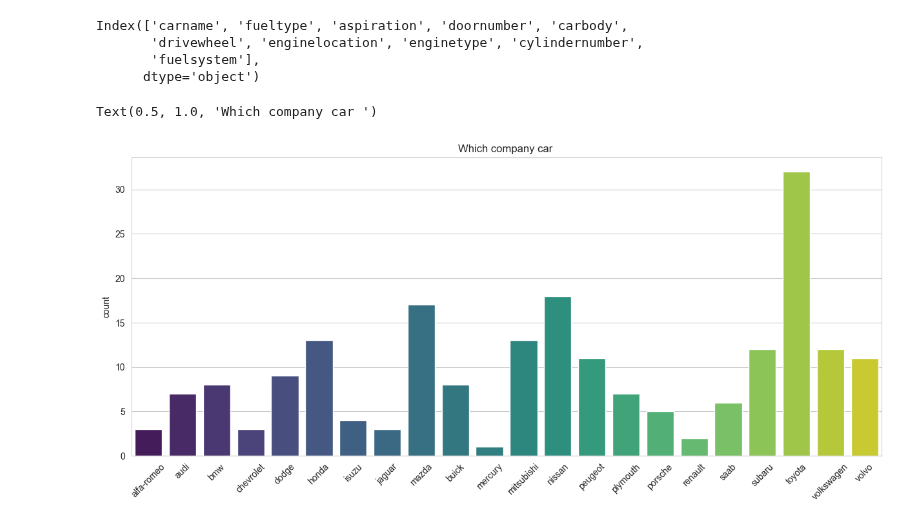
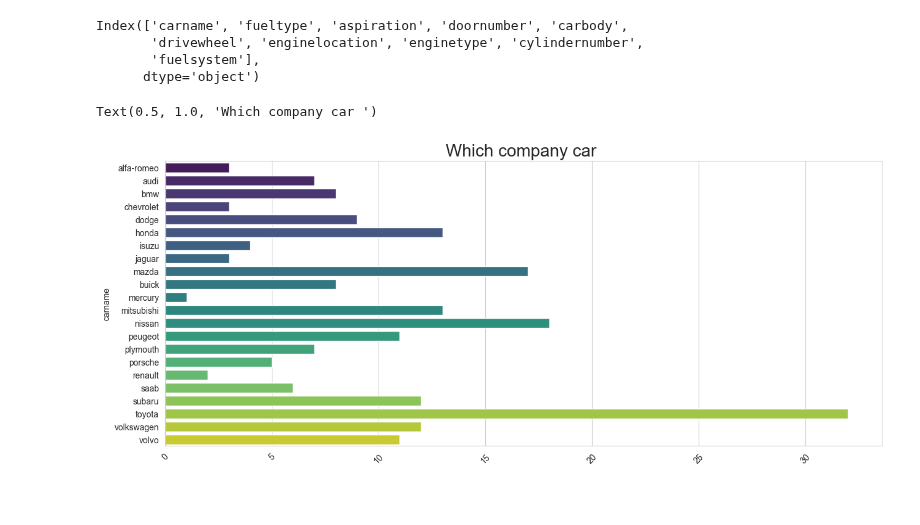
Before and after one commit to SwagAbyss/SwagML, a Jupyter notebook: Projects/Car Price prediction/car_price_prediction.ipynb, the cells around one changed output. Cells and saved outputs as stored; diff of their text form; code cells hidden in the pictures.

```diff
--- a/Projects/Car Price prediction/car_price_prediction.ipynb
+++ b/Projects/Car Price prediction/car_price_prediction.ipynb
@@ -192,11 +192,11 @@ Index(['carname', 'fueltype', 'aspiration', 'doornumber', 'carbody',
       dtype='object')
 # %%
 plt.figure(figsize=(15,6))
-sns.countplot(data=data, x='carname', palette='viridis')
+sns.countplot(data=data, y='carname', palette='viridis')
 plt.xlabel('')
 plt.xticks(rotation=45)
-plt.title('Which company car ')
+plt.title('Which company car ', size=20)
 # %% [output]
 Text(0.5, 1.0, 'Which company car ')
-[figure, old version]
+[figure, new version]
 # %%
```
Also changed, not shown: parts of 1 cell of this notebook.
